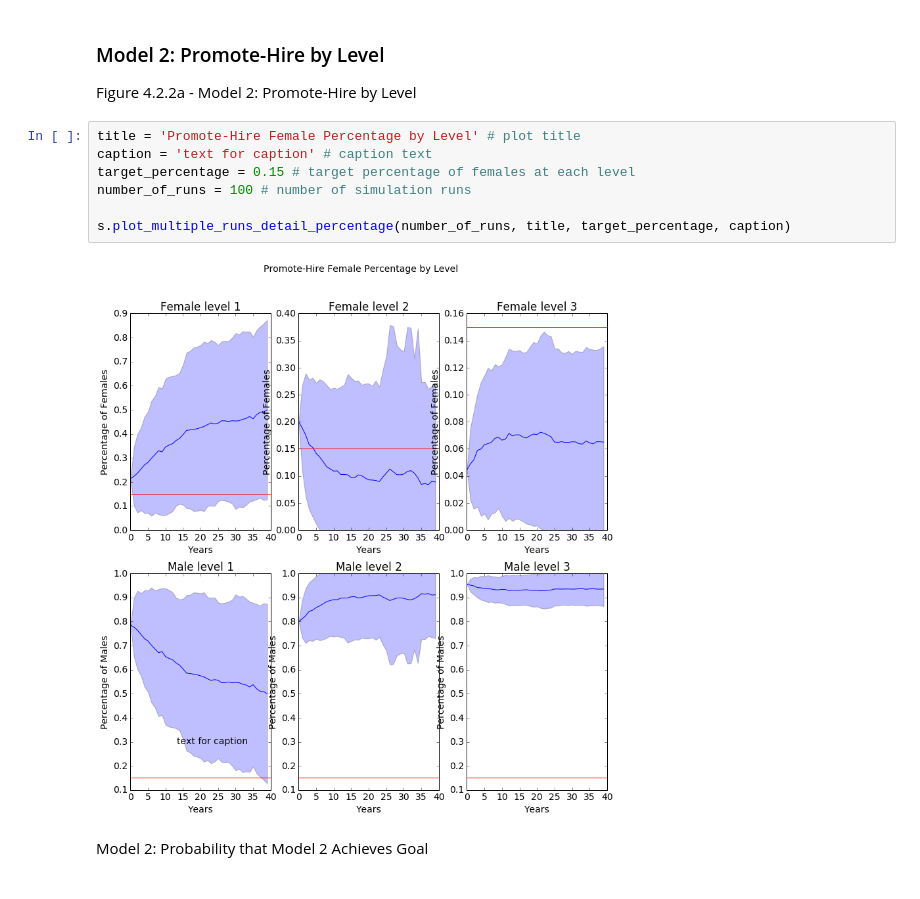
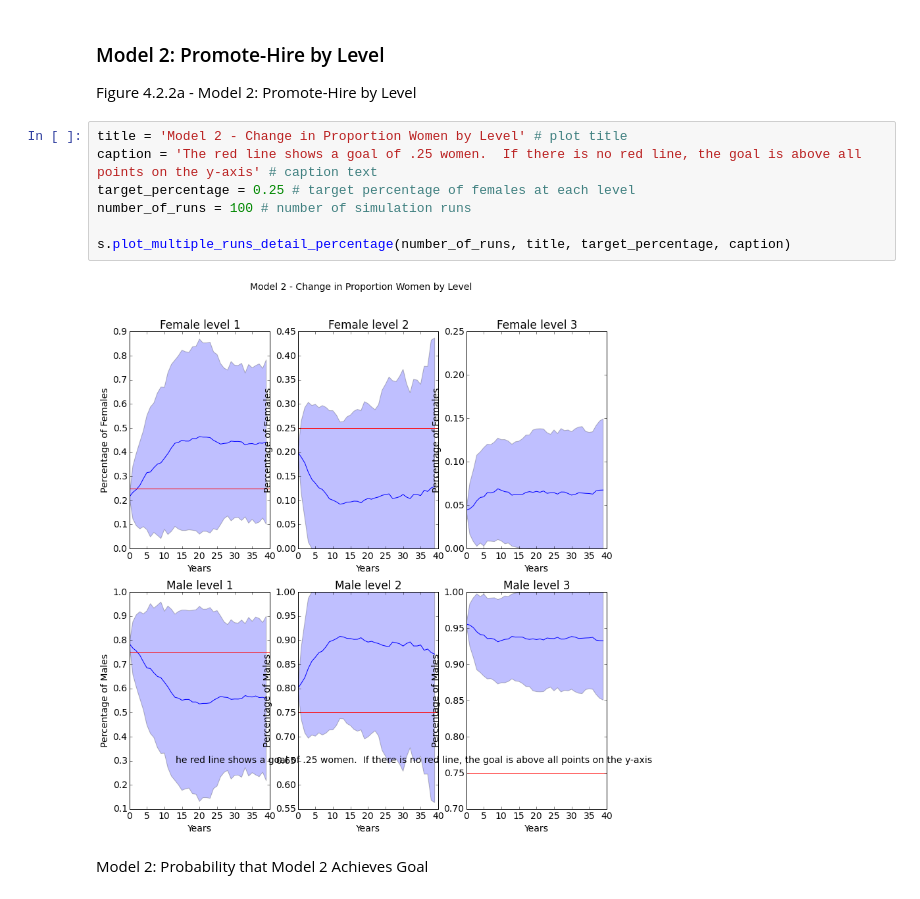
Before and after one commit to university-gender-evolution/notebooks-univ-gender, a Jupyter notebook: notebooks/mgmt_notebook05092016.ipynb, the cells around one changed output. Saved outputs shown, nothing was run; the diff lists cells and outputs as text.

```diff
--- a/notebooks/mgmt_notebook05092016.ipynb
+++ b/notebooks/mgmt_notebook05092016.ipynb
@@ -277,14 +263,14 @@ See the caveats in the documentation: http://pandas.pydata.org/pandas-docs/stabl
 ### Model 2: Promote-Hire by Level
 Figure 4.2.2a - Model 2:  Promote-Hire by Level
 # %%
-title = 'Promote-Hire Female Percentage by Level' # plot title
-caption = 'text for caption' # caption text
-target_percentage = 0.15 # target percentage of females at each level
+title = 'Model 2 - Change in Proportion Women by Level' # plot title
+caption = 'The red line shows a goal of .25 women.  If there is no red line, the goal is above all points on the y-axis' # caption text
+target_percentage = 0.25 # target percentage of females at each level
 number_of_runs = 100 # number of simulation runs
 
 s.plot_multiple_runs_detail_percentage(number_of_runs, title, target_percentage, caption)
 # %% [output]
-[figure, old version]
+[figure, new version]
 # %% [markdown]
 Model 2:  Probability that Model 2 Achieves Goal
 # %%
```
Also changed, not shown: parts of 125 cells of this notebook, 1 other file.
